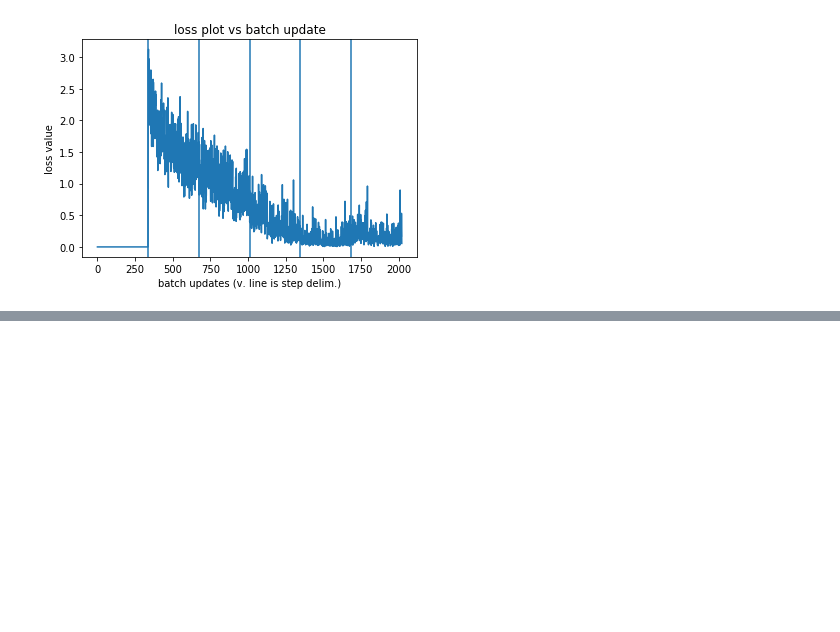
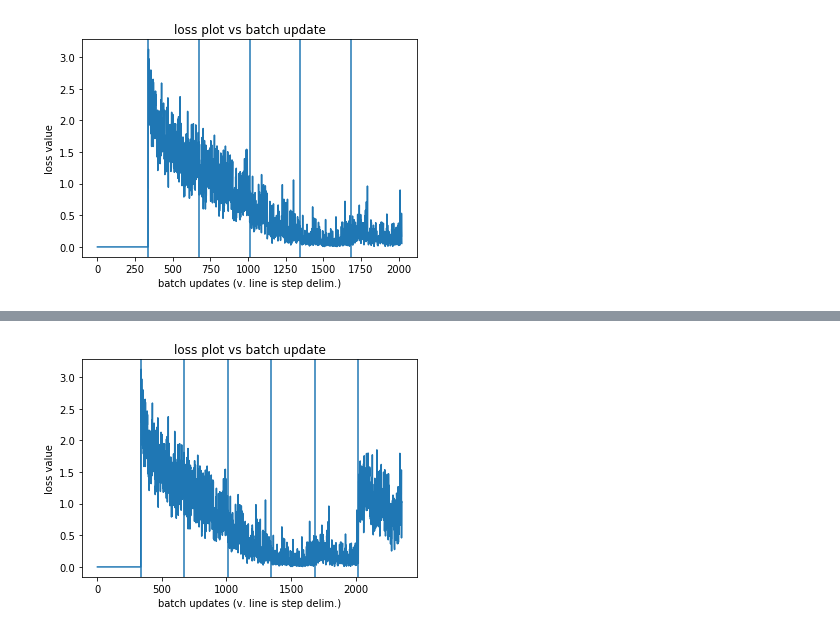
Before and after one commit to broadinstitute/AutoTrain, a Jupyter notebook: experiments/EnvTesting.ipynb, the cells around one changed output, grey strips where cells are left out. Cells and saved outputs as stored; diff of their text form; code cells hidden in the pictures; blank space fills up the shorter version.

```diff
--- a/experiments/EnvTesting.ipynb
+++ b/experiments/EnvTesting.ipynb
@@ -321,0 +339,4 @@ rewind
+# %%
+env.plot_loss()
+# %% [output]
+[figure, added]
```
Also changed, not shown: parts of 5 cells of this notebook, 2 other files.
